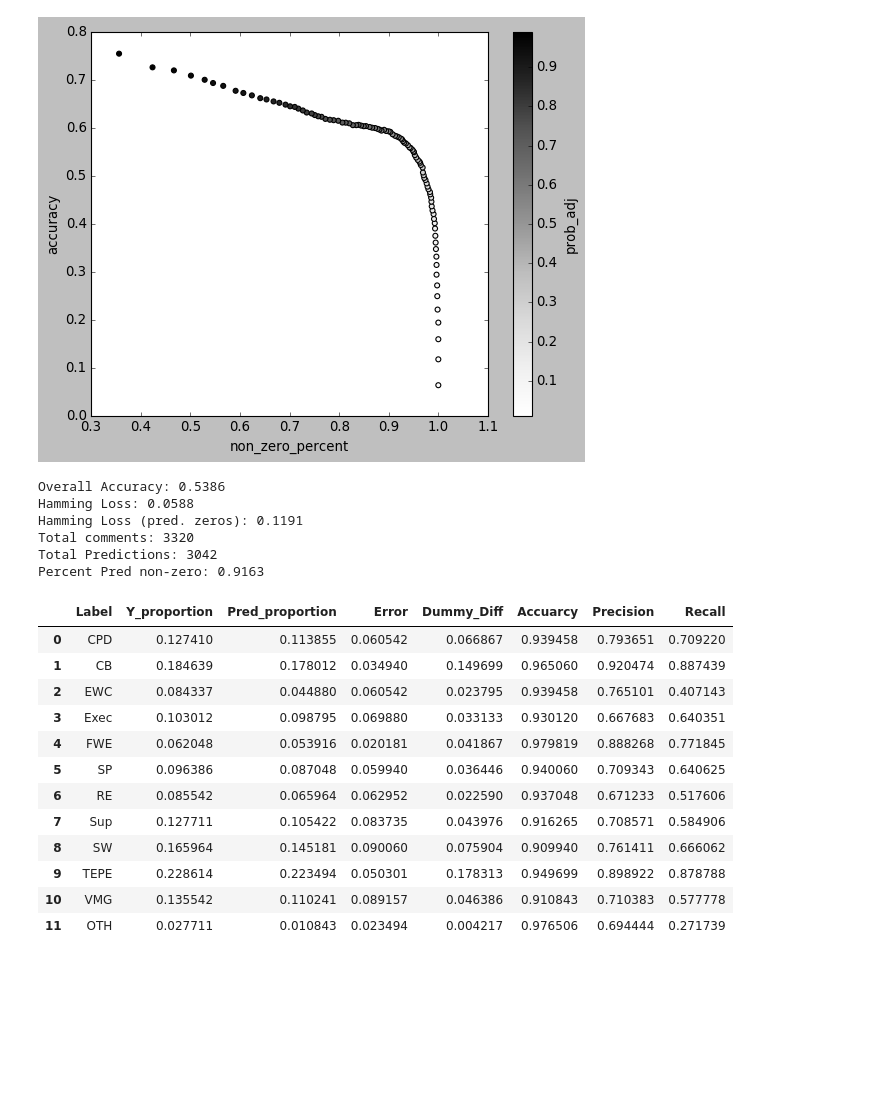
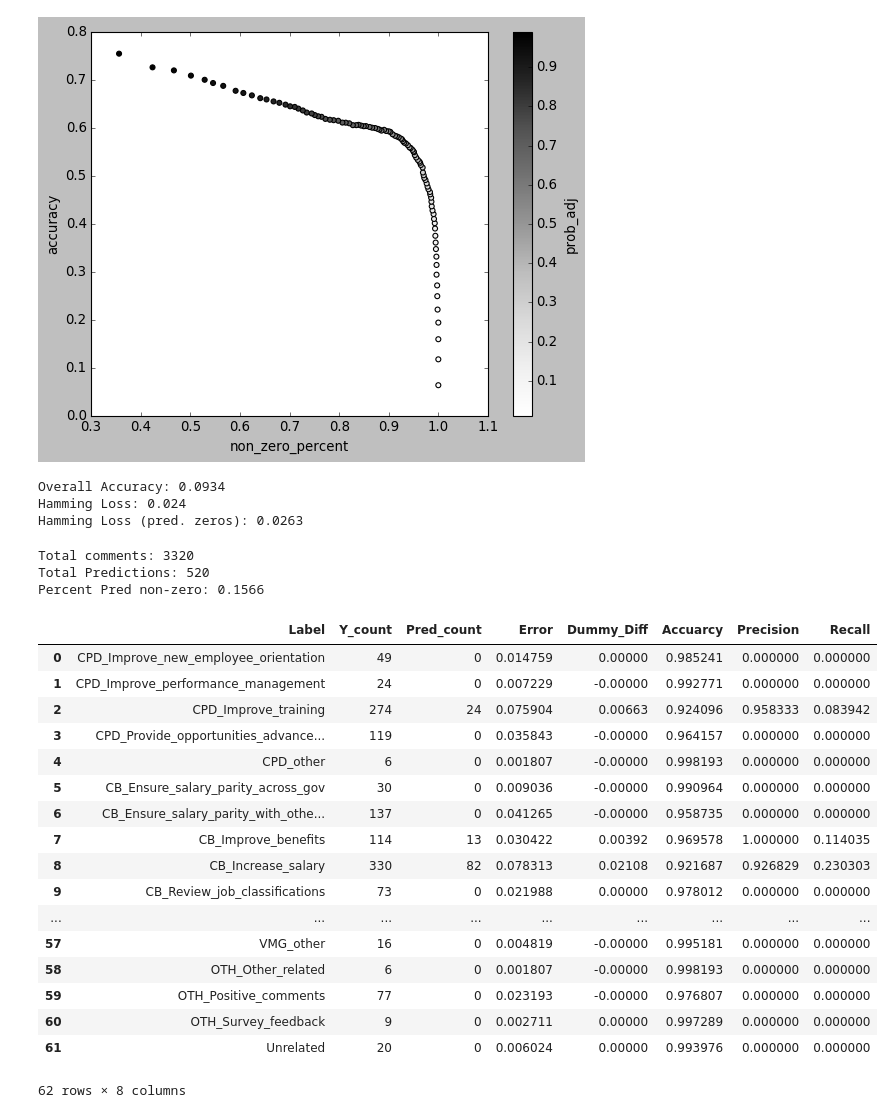
Before and after one commit to Jamienie/mds_capstone_bcstats, a Jupyter notebook: notebooks/03_aq_classification_experiments2.ipynb, the cells around one changed output. Drawn from its saved outputs; the diff is of its cells as text; code cells hidden in the pictures; blank space fills up the shorter version.

```diff
--- a/notebooks/03_aq_classification_experiments2.ipynb
+++ b/notebooks/03_aq_classification_experiments2.ipynb
@@ -107,12 +108,12 @@ Elapsed time to load embeddings: 2958.4 s
 df_userid = df[['_telkey', '2018 Comment']]
 df_userid = df_userid.rename(columns = {'_telkey':'USERID'})
 
-df = df[['2018 Comment']].join(df.loc[:,'CPD':'OTH'])
+df = df[['2018 Comment']].join(df.loc[:,'CPD_Improve_new_employee_orientation':'Unrelated'])
 df = df.rename(columns = {'2018 Comment' : 'comment'})
 
-Y = np.array(df.loc[:,"CPD":"OTH"])
+Y = np.array(df.loc[:,'CPD_Improve_new_employee_orientation':'Unrelated'])
 
-themes = df.loc[:,'CPD':'OTH'].columns.tolist()
+subthemes = df.loc[:,'CPD_Improve_new_employee_orientation':'Unrelated'].columns.tolist()
 
 # Split the data
 df_X_train, df_X_valid, Y_train, Y_valid = train_test_split(
@@ -163,10 +184,10 @@ w2v_base_model = Word2Vec(comments,
 # %%
 # Dictionary of pretrained embeddings
-embeddings = {'w2v_base_model': w2v_base_model,
+embeddings = {#'w2v_base_model': w2v_base_model,
               'w2v_google_news': w2v_google_news,
               'fasttext_crawl': fasttext_crawl,
-              'fasttext_wiki': fasttext_wiki,
-              'glove_twitter': glove_twitter,
+              #'fasttext_wiki': fasttext_wiki,
+              #'glove_twitter': glove_twitter,
               'glove_wiki': glove_wiki,
               'glove_crawl': glove_crawl}
 # %% [markdown]
@@ -525,7 +437,7 @@ train_time = []
 predict_time = []
 accuarcies = []
 
-for embedding in embeddings.keys():
+for embedding in ['glove_crawl']:
     t_start = time.time()
     print("Training LSTM on the ", embedding)
 
@@ -552,7 +464,7 @@ for embedding in embeddings.keys():
 
     x = concatenate([avg_pool, max_pool])
 
-    preds = Dense(12, activation="sigmoid")(x)
+    preds = Dense(62, activation="sigmoid")(x)
 
     model = Model(inp, preds)
 
@@ -562,7 +474,7 @@ for embedding in embeddings.keys():
 
     # Train and Predict Model
     batch_size = 128
-    epochs = 16
+    epochs = 8
     model.fit(X_train_lstm[embedding],
               Y_train,
               batch_size=batch_size,
@@ -728,35 +646,40 @@ plt.show()
 # %% [output]
 [figure]
 # %%
-predictions = np.round(Y_pred_stack)
+predictions = np.round(Y_pred_lstm['glove_crawl'] - 0.45)
 
-a = theme_results(Y_valid, predictions)
+a = subtheme_results(Y_valid, predictions)
 size = predictions.shape[0]
 zero_size = (predictions[predictions.sum(axis = 1) == 0,:].shape[0])
 print("Total comments:", size,
       "\nTotal Predictions:", size - zero_size,
       "\nPercent Pred non-zero:", round(1 - zero_size/size, 4))
 a
 # %% [output]
-Overall Accuracy: 0.5386
-Hamming Loss: 0.0588
-Hamming Loss (pred. zeros): 0.1191
-Total comments: 3320
-Total Predictions: 3042
-Percent Pred non-zero: 0.9163
+Overall Accuracy: 0.0934
+Hamming Loss: 0.024
+Hamming Loss (pred. zeros): 0.0263
+Total comments: 3320
+Total Predictions: 520
+Percent Pred non-zero: 0.1566
-|  | Label | Y_proportion | Pred_proportion | Error | Dummy_Diff | Accuarcy | Precision | Recall |
-| 0 | CPD | 0.127410 | 0.113855 | 0.060542 | 0.066867 | 0.939458 | 0.793651 | 0.709220 |
-| 1 | CB | 0.184639 | 0.178012 | 0.034940 | 0.149699 | 0.965060 | 0.920474 | 0.887439 |
-| 2 | EWC | 0.084337 | 0.044880 | 0.060542 | 0.023795 | 0.939458 | 0.765101 | 0.407143 |
-| 3 | Exec | 0.103012 | 0.098795 | 0.069880 | 0.033133 | 0.930120 | 0.667683 | 0.640351 |
-| 4 | FWE | 0.062048 | 0.053916 | 0.020181 | 0.041867 | 0.979819 | 0.888268 | 0.771845 |
-| 5 | SP | 0.096386 | 0.087048 | 0.059940 | 0.036446 | 0.940060 | 0.709343 | 0.640625 |
-| 6 | RE | 0.085542 | 0.065964 | 0.062952 | 0.022590 | 0.937048 | 0.671233 | 0.517606 |
-| 7 | Sup | 0.127711 | 0.105422 | 0.083735 | 0.043976 | 0.916265 | 0.708571 | 0.584906 |
-| 8 | SW | 0.165964 | 0.145181 | 0.090060 | 0.075904 | 0.909940 | 0.761411 | 0.666062 |
-| 9 | TEPE | 0.228614 | 0.223494 | 0.050301 | 0.178313 | 0.949699 | 0.898922 | 0.878788 |
-| 10 | VMG | 0.135542 | 0.110241 | 0.089157 | 0.046386 | 0.910843 | 0.710383 | 0.577778 |
-| 11 | OTH | 0.027711 | 0.010843 | 0.023494 | 0.004217 | 0.976506 | 0.694444 | 0.271739 |
+|  | Label | Y_count | Pred_count | Error | Dummy_Diff | Accuarcy | Precision | Recall |
+| 0 | CPD_Improve_new_employee_orientation | 49 | 0 | 0.014759 | 0.00000 | 0.985241 | 0.000000 | 0.000000 |
+| 1 | CPD_Improve_performance_management | 24 | 0 | 0.007229 | -0.00000 | 0.992771 | 0.000000 | 0.000000 |
+| 2 | CPD_Improve_training | 274 | 24 | 0.075904 | 0.00663 | 0.924096 | 0.958333 | 0.083942 |
+| 3 | CPD_Provide_opportunities_advance... | 119 | 0 | 0.035843 | -0.00000 | 0.964157 | 0.000000 | 0.000000 |
+| 4 | CPD_other | 6 | 0 | 0.001807 | -0.00000 | 0.998193 | 0.000000 | 0.000000 |
+| 5 | CB_Ensure_salary_parity_across_gov | 30 | 0 | 0.009036 | -0.00000 | 0.990964 | 0.000000 | 0.000000 |
+| 6 | CB_Ensure_salary_parity_with_othe... | 137 | 0 | 0.041265 | -0.00000 | 0.958735 | 0.000000 | 0.000000 |
+| 7 | CB_Improve_benefits | 114 | 13 | 0.030422 | 0.00392 | 0.969578 | 1.000000 | 0.114035 |
+| 8 | CB_Increase_salary | 330 | 82 | 0.078313 | 0.02108 | 0.921687 | 0.926829 | 0.230303 |
+| 9 | CB_Review_job_classifications | 73 | 0 | 0.021988 | 0.00000 | 0.978012 | 0.000000 | 0.000000 |
+| ... | ... | ... | ... | ... | ... | ... | ... | ... |
+| 57 | VMG_other | 16 | 0 | 0.004819 | -0.00000 | 0.995181 | 0.000000 | 0.000000 |
+| 58 | OTH_Other_related | 6 | 0 | 0.001807 | -0.00000 | 0.998193 | 0.000000 | 0.000000 |
+| 59 | OTH_Positive_comments | 77 | 0 | 0.023193 | -0.00000 | 0.976807 | 0.000000 | 0.000000 |
+| 60 | OTH_Survey_feedback | 9 | 0 | 0.002711 | 0.00000 | 0.997289 | 0.000000 | 0.000000 |
+| 61 | Unrelated | 20 | 0 | 0.006024 | 0.00000 | 0.993976 | 0.000000 | 0.000000 |
+62 rows × 8 columns
 # %%
 non_zero_pred = predictions[predictions.sum(axis = 1) != 0,:]
 non_zero_valid = Y_valid[predictions.sum(axis = 1) != 0,:]
```
Also changed, not shown: parts of 28 cells of this notebook, 6 other files.
